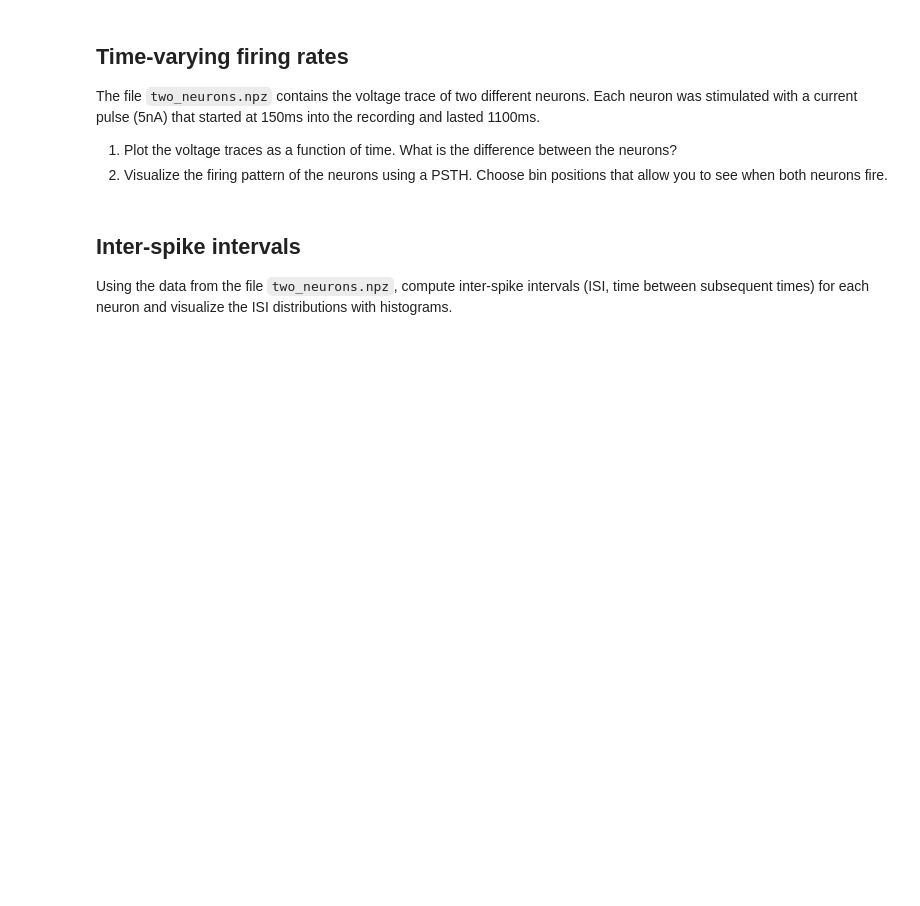
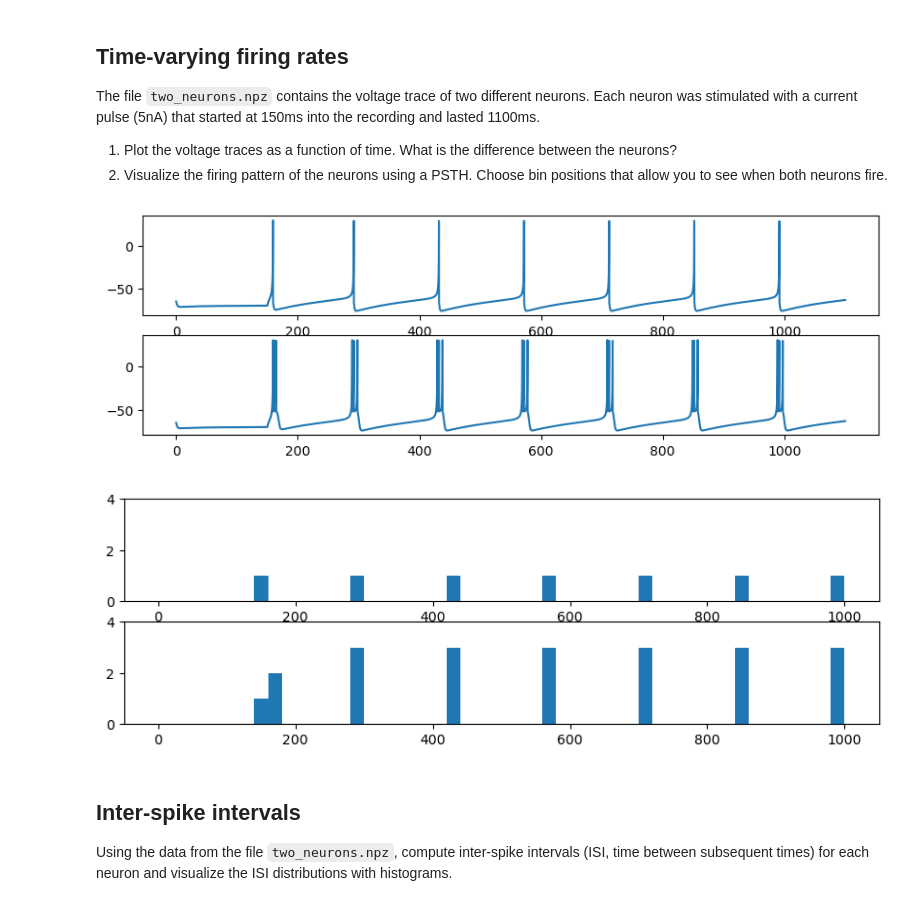
Before and after one commit to janclemenslab/neu715, a Jupyter notebook: exercises/exercises 6/6.03_neuron_plots.ipynb, the cells around one changed output. Drawn from its saved outputs; the diff is of its cells as text; code cells hidden in the pictures; blank space fills up the shorter version.

```diff
--- a/exercises/exercises 6/6.03_neuron_plots.ipynb
+++ b/exercises/exercises 6/6.03_neuron_plots.ipynb
@@ -20,3 +33,24 @@ The file `two_neurons.npz` contains the voltage trace of two different neurons.
+# %%
+# your solution here
+d = np.load('two_neurons.npz')
+
+plt.figure(figsize=(10, 3))
+plt.subplot(211)
+plt.plot(d['time'], d['voltage1'])
+plt.subplot(212)
+plt.plot(d['time'], d['voltage2'])
+
+plt.figure(figsize=(10, 3))
+plt.subplot(211)
+plt.hist(d['spike_times1'], bins=range(0, 1005, 20))
+plt.ylim(0, 4)
+plt.subplot(212)
+plt.hist(d['spike_times2'], bins=range(0, 1005, 20))
+plt.ylim(0, 4)
+plt.show()
+# %% [output]
+[figure, added]
+[figure, added]
 # %% [markdown]
 ## Inter-spike intervals
 Using the data from the file `two_neurons.npz`, compute inter-spike intervals (ISI, time between subsequent times) for each neuron and visualize the ISI distributions with histograms.
```
Also changed, not shown: parts of 7 cells of this notebook, 18 other files.
